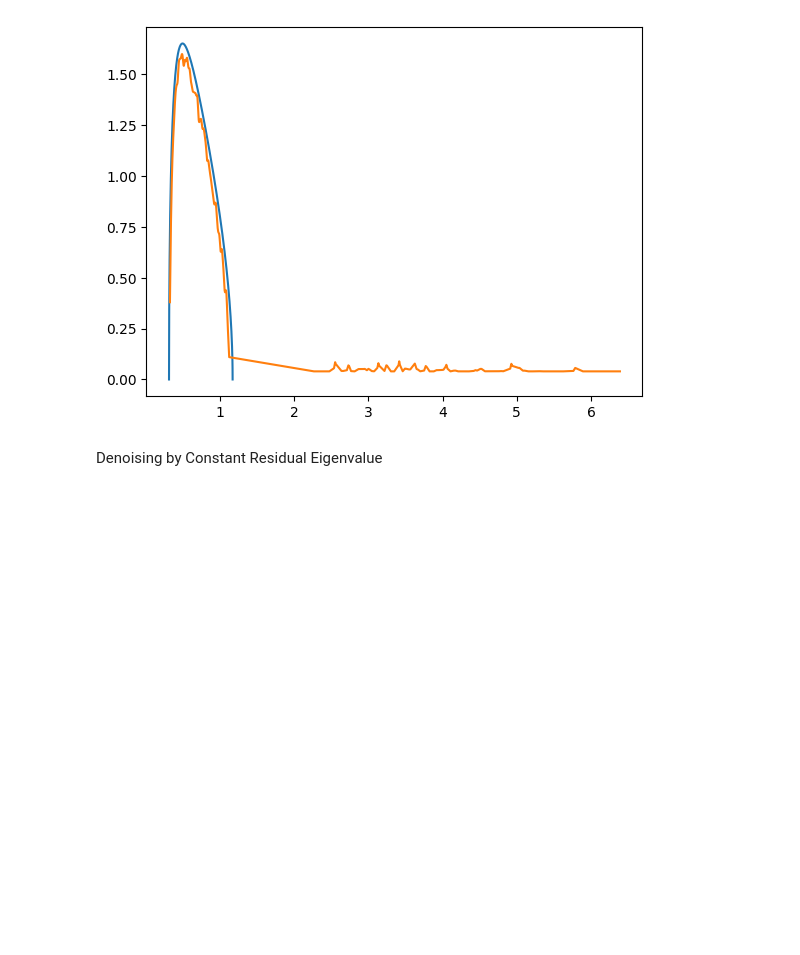
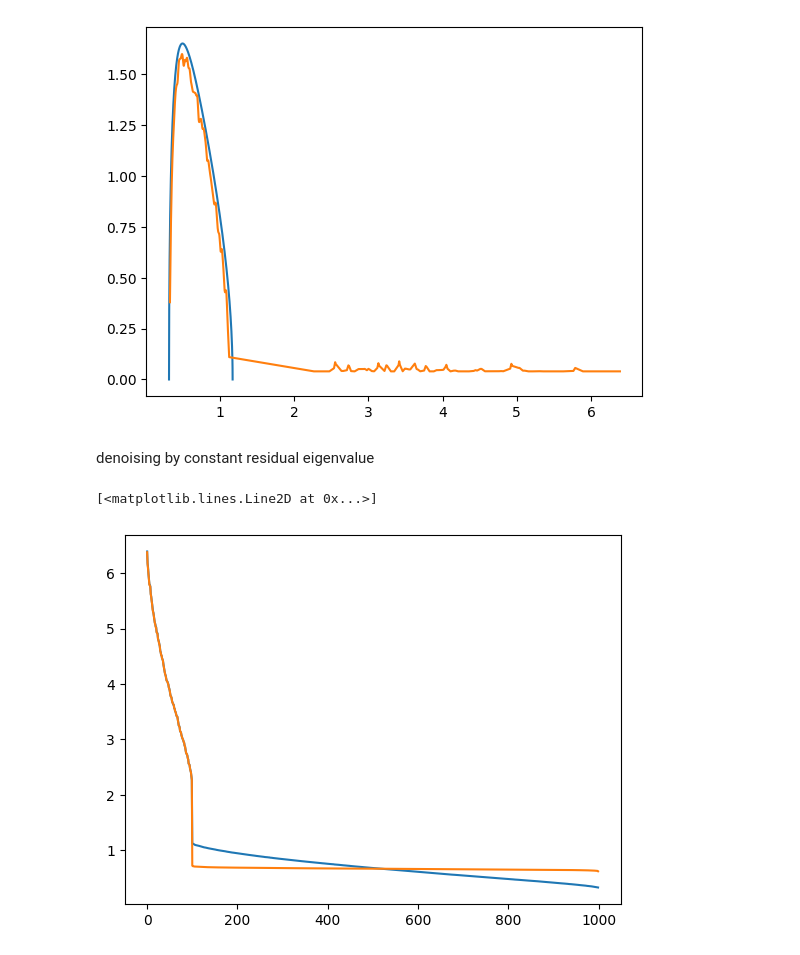
Before and after one commit to Joanna-Dai/Machine-Learning-for-Asset-Managers, a Jupyter notebook: ch2.ipynb, the cells around one changed output. Saved outputs shown, nothing was run; the diff lists cells and outputs as text; code cells hidden in the pictures; blank space fills up the shorter version.

```diff
--- a/ch2.ipynb
+++ b/ch2.ipynb
@@ -215,4 +215,28 @@ pdf1.plot() # empirical pdf (eigenvalues to the right of the fitted blue MP curv
 <Axes: >
 [figure]
 # %% [markdown]
-Denoising by Constant Residual Eigenvalue
+denoising by constant residual eigenvalue
+# %%
+def denoisedCorr(eVal, eVec, nFacts):
+    """
+    remove noise from corr by fixing random eigenvalues
+    """
+    eVal_ = np.diag(eVal).copy()
+    # replace residual eigenvalues with constant average
+    eVal_[nFacts:] = eVal_[nFacts:].sum()/float(eVal_.shape[0]-nFacts)
+    eVal_ = np.diag(eVal_)
+    cov1 = np.dot(eVec, eVal_).dot(eVec.T)
+    corr1 = cov2corr(cov1)
+    return eVal_, corr1
+
+#---------------------------------------------------------------------------------------------------------
+
+eVal_, corr1 = denoisedCorr(eVal0, eVec0, nFacts0)
+eVal1, eVec1 = getPCA(corr1)
+
+# display for comparison
+plt.plot(np.diag(eVal0))
+plt.plot(np.diag(eVal1))
+# %% [output]
+[<matplotlib.lines.Line2D at 0x...>]
+[figure, added]
```
Also changed, not shown: parts of 9 cells of this notebook.
